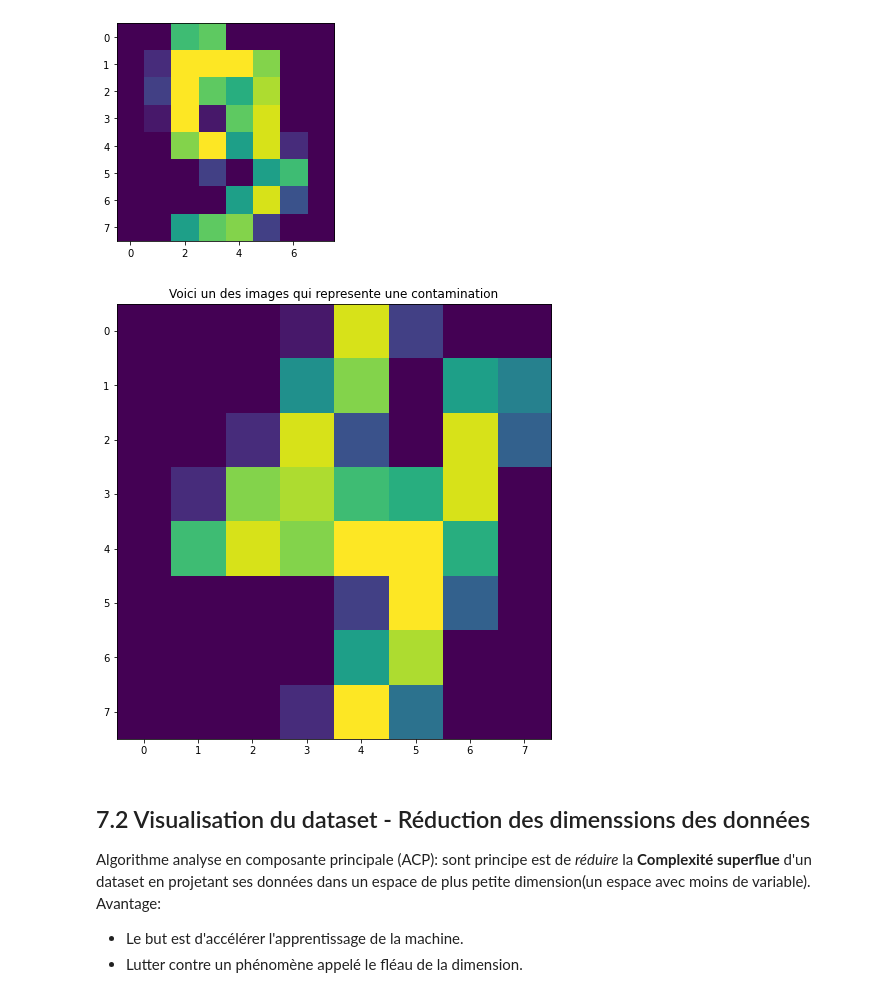
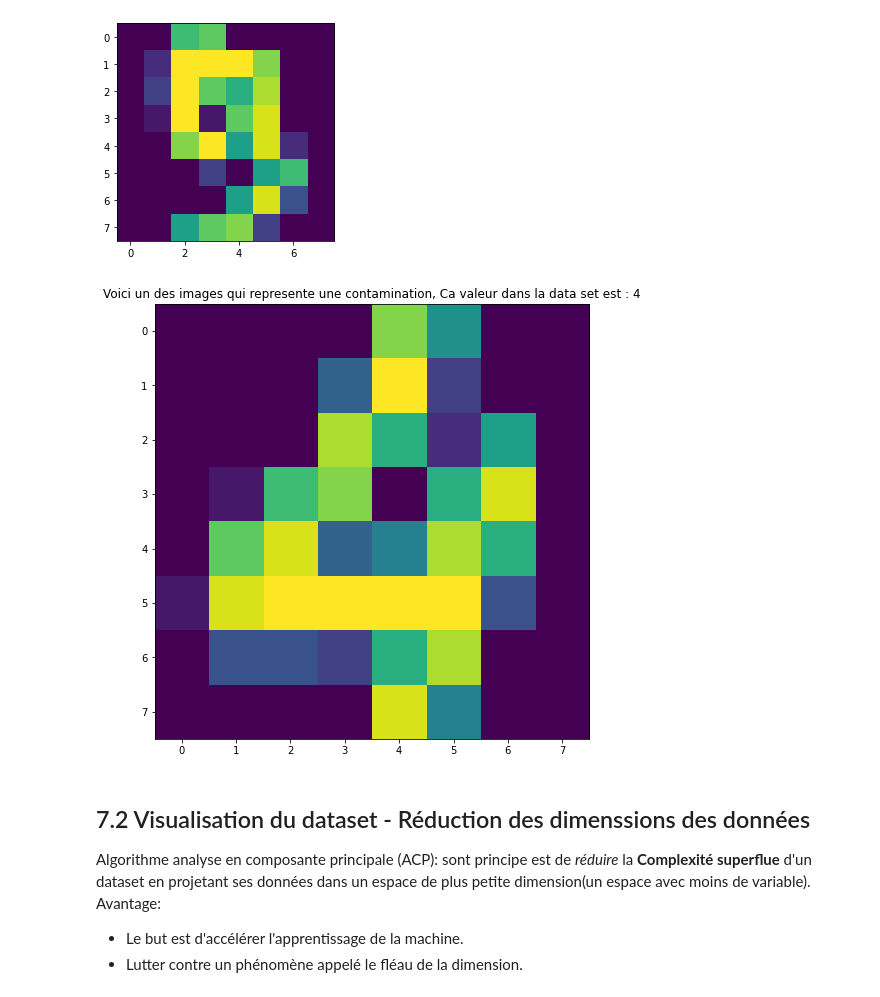
Before and after one commit to mohamed063197/Data-scientist, a Jupyter notebook: 07_ML_Apprentissate_non_supervisé.ipynb, the cells around one changed output. Saved outputs shown, nothing was run; the diff lists cells and outputs as text; code cells hidden in the pictures.

```diff
--- a/07_ML_Apprentissate_non_supervisé.ipynb
+++ b/07_ML_Apprentissate_non_supervisé.ipynb
@@ -130,16 +130,19 @@ plt.imshow(images[9])
 <matplotlib.image.AxesImage at 0x...>
 [figure]
 # %%
-im_model=IsolationForest(contamination = 0.05)#On supporse qu'il ya 1% de contamination dans mon dataset
+#Detéction des outliers
+im_model=IsolationForest(contamination = 0.02)#On supporse qu'il ya 2% de contamination dans mon dataset
 im_model.fit(x_img)
+outliers = (im_model.predict(x_img) == -1)
+outliers_img =images[outliers]
 
-images_ano=images[ im_model.predict(x_img) == -1]
+#Affichage de 1 des images qui represente une contamination pour la dataset
 plt.figure(figsize=(10, 8))
-plt.imshow(images_ano[45])
-plt.title("Voici un des images qui represente une contamination")
+plt.imshow(outliers_img[-1])#Affichage de la deriniere image qui compte comme une anomalie
+plt.title(f"Voici un des images qui represente une contamination, Ca valeur dans la data set est : {y_img[outliers][-1]}")
 plt.show()
 # %% [output]
-[figure, old version]
+[figure, new version]
 # %% [markdown]
 ## 7.2 Visualisation du dataset - Réduction des dimenssions des données
 Algorithme analyse en composante principale (ACP): sont principe est de *réduire* la **Complexité superflue** d'un dataset en projetant ses données dans un espace de plus petite dimension(un espace avec moins de variable).
```
Also changed, not shown: parts of 15 cells of this notebook, 4 other files.
